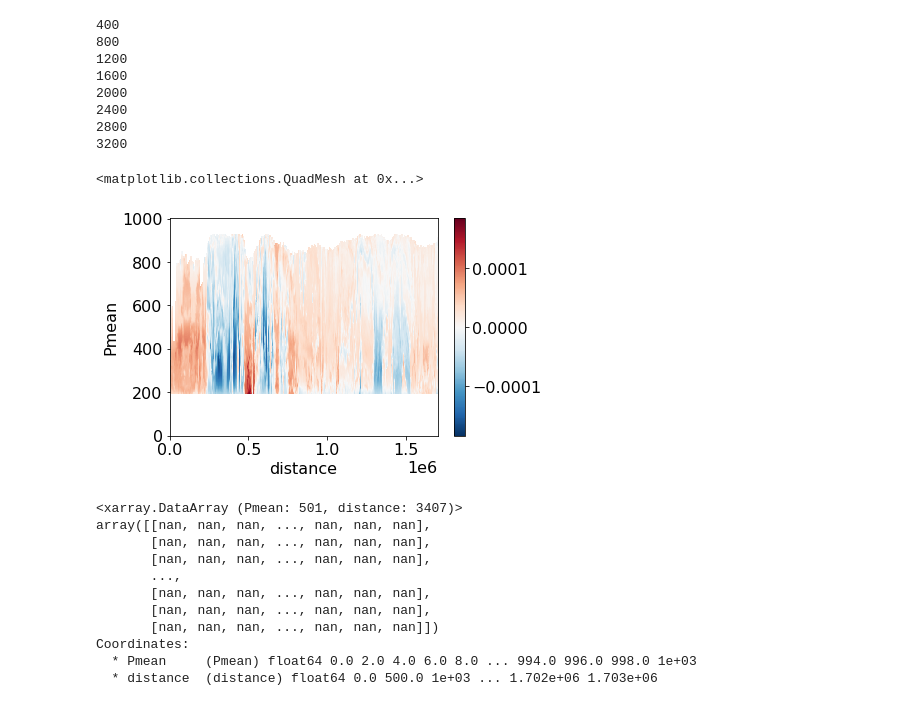
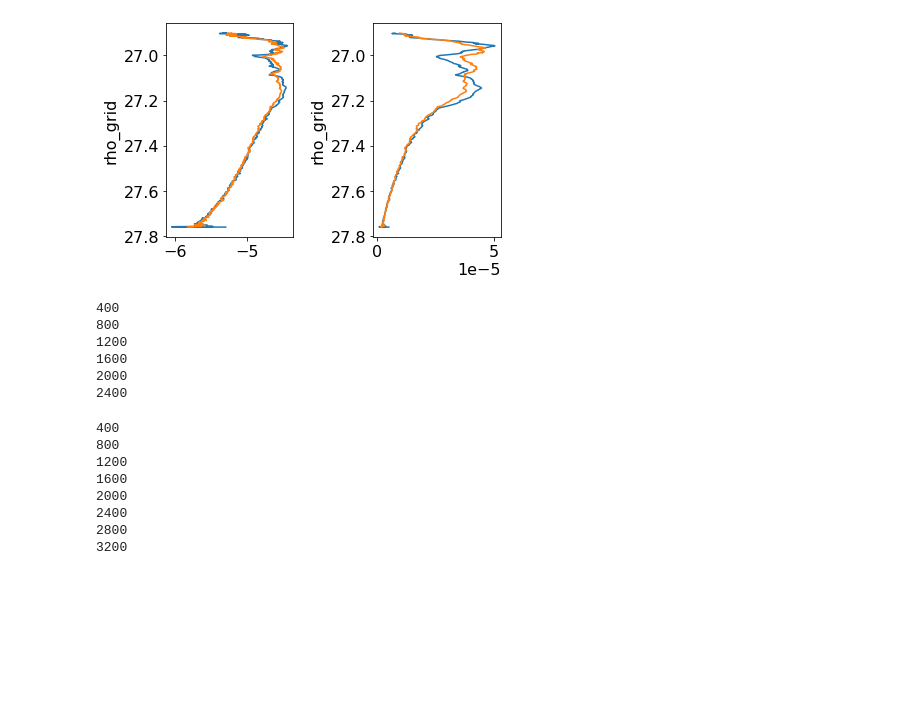
Before and after one commit to dhruvbalwada/sogos, a Jupyter notebook: notebooks/notebooks_variability_paper/2D_spice_slopes.ipynb, the cells around one changed output. Saved outputs shown, nothing was run; the diff lists cells and outputs as text; code cells hidden in the pictures; blank space fills up the shorter version.

```diff
--- a/notebooks/notebooks_variability_paper/2D_spice_slopes.ipynb
+++ b/notebooks/notebooks_variability_paper/2D_spice_slopes.ipynb
@@ -104,3 +141,17 @@ Data variables:
+# %%
+plt.subplot(121)
+np.log10(N2_659).mean('distance').plot(y='rho_grid')
+np.log10(N2_660).mean('distance').plot(y='rho_grid')
+plt.gca().invert_yaxis()
+
+plt.subplot(122)
+N2_659.mean('distance').plot(y='rho_grid')
+N2_660.mean('distance').plot(y='rho_grid')
+plt.gca().invert_yaxis()
+
+plt.tight_layout()
+# %% [output]
+[figure, added]
 # %%
 # Function that regrids a single dive
 # Will be rung in a loop to do interpolation for all dives.
@@ -122,6 +173,33 @@ def func_var_int_pmean(ds, Pmean_smooth_dist):
     return xr.DataArray(ds_on_Pmean.reshape((-1,1)),
                         dims = ['Pmean', 'distance'],
                         coords = {'Pmean': Pmean_grid, 'distance': [ds.distance.values]})
+# %%
+# For 659
+time_ind = 0
+
+Pmean_smooth = ds_659_rho_dist.ctd_pressure.mean('distance').rolling(rho_grid= 30, center=True).mean().sel(rho_grid=slice(27.2, 27.75))
+
+N2_on_Pmean_659 = func_var_int_pmean(N2_659.isel(distance=0), Pmean_smooth)
+
+spice_on_Pmean_659 = func_var_int_pmean(ds_659_rho_dist.Spice.isel(distance=0), Pmean_smooth)
+
+for dist_ind in range(1, len(ds_659_rho_dist.distance)):
+    if np.mod(dist_ind, 400)==0:
+        print(dist_ind)
+    spice_on_Pmean_659 = xr.concat([spice_on_Pmean_659,
+                                func_var_int_pmean(ds_659_rho_dist.Spice.isel(distance=dist_ind), Pmean_smooth)],
+                                dim='distance')
+
+    N2_on_Pmean_659 = xr.concat([N2_on_Pmean_659,
+                                func_var_int_pmean(N2_659.isel(distance=dist_ind), Pmean_smooth)],
+                                dim='distance')
+# %% [output]
+400
+800
+1200
+1600
+2000
+2400
 # %%
 # For 660
 time_ind = 0
@@ -144,22 +227,3 @@ for dist_ind in range(1, len(ds_660_rho_dist.distance)):
 2400
 2800
 3200
-# %%
-spice_on_Pmean_660.plot()
-# %% [output]
-<matplotlib.collections.QuadMesh at 0x...>
-[figure, removed]
-# %%
-spice_on_Pmean_660
-# %% [output]
-<xarray.DataArray (Pmean: 501, distance: 3407)>
-array([[nan, nan, nan, ..., nan, nan, nan],
-       [nan, nan, nan, ..., nan, nan, nan],
-       [nan, nan, nan, ..., nan, nan, nan],
-       ...,
-       [nan, nan, nan, ..., nan, nan, nan],
-       [nan, nan, nan, ..., nan, nan, nan],
-       [nan, nan, nan, ..., nan, nan, nan]])
-Coordinates:
-  * Pmean     (Pmean) float64 0.0 2.0 4.0 6.0 8.0 ... 994.0 996.0 998.0 1e+03
-  * distance  (distance) float64 0.0 500.0 1e+03 ... 1.702e+06 1.703e+06
```
Also changed, not shown: parts of 27 cells of this notebook, 1 other file.
